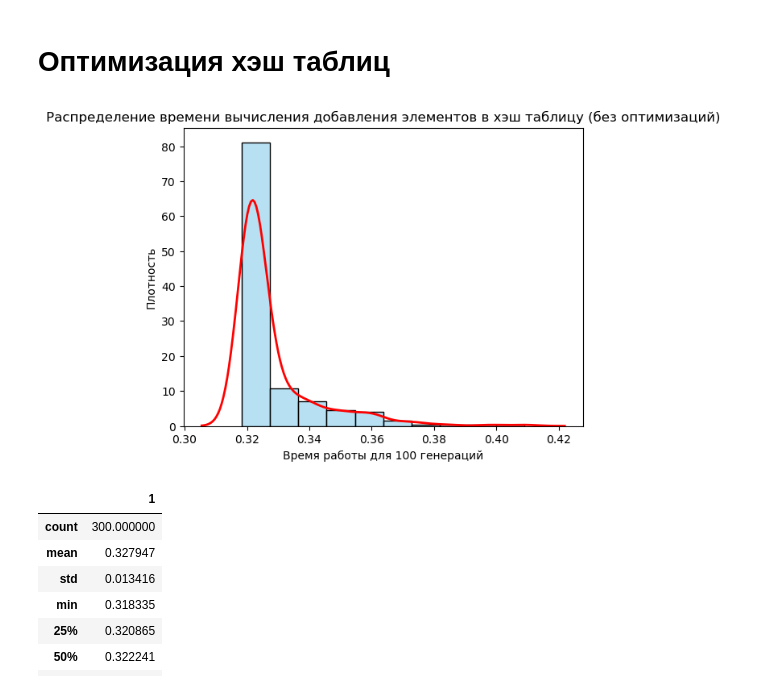
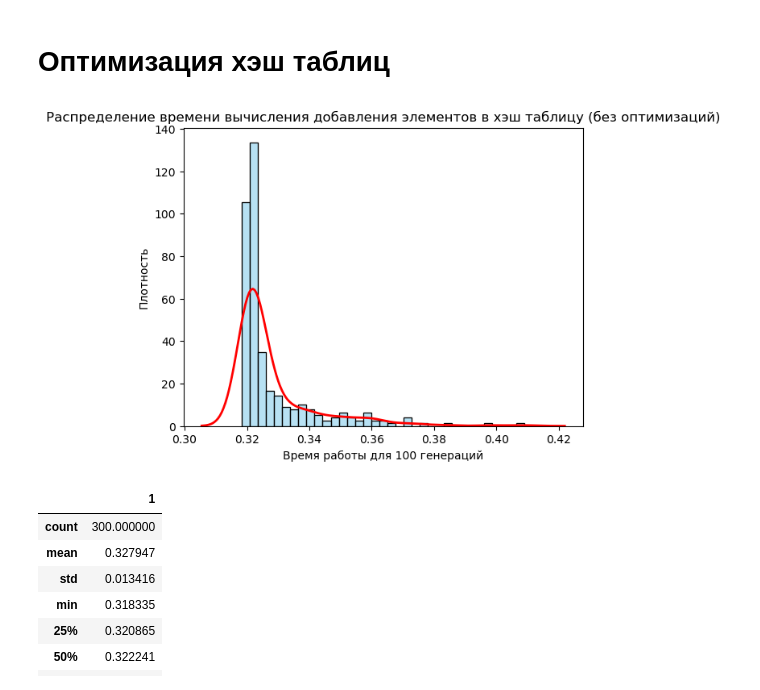
Before and after one commit to margocat57/Hash-Tables, a Jupyter notebook: analys.ipynb, the cells around one changed output. Saved outputs shown, nothing was run; the diff lists cells and outputs as text; code cells hidden in the pictures.

```diff
--- a/analys.ipynb
+++ b/analys.ipynb
@@ -308,28 +356,28 @@ df = pd.read_csv("results.csv", header=None, sep=";")
 # %%
 filtered = df[df.iloc[:,0] == "opt0"]
 
 sns.histplot(
     data=filtered,
     x=filtered.iloc[:,1],
-    bins=10,
+    bins="auto",
     stat="density",
     color="skyblue",
-    alpha=0.6
+    alpha=0.6,
 )
 
 sns.kdeplot(
     data=filtered,
     x=filtered.iloc[:,1],
     color="red",
     linewidth=2
 )
 
 plt.xlabel("Время работы для 100 генераций")
 plt.ylabel("Плотность")
 plt.title("Распределение времени вычисления добавления элементов в хэш таблицу (без оптимизаций)")
 plt.show()
 # %% [output]
-[figure, old version]
+[figure, new version]
 # %%
 filtered.describe()
 # %% [output]
```
Also changed, not shown: parts of 19 cells of this notebook, 11 other files.
